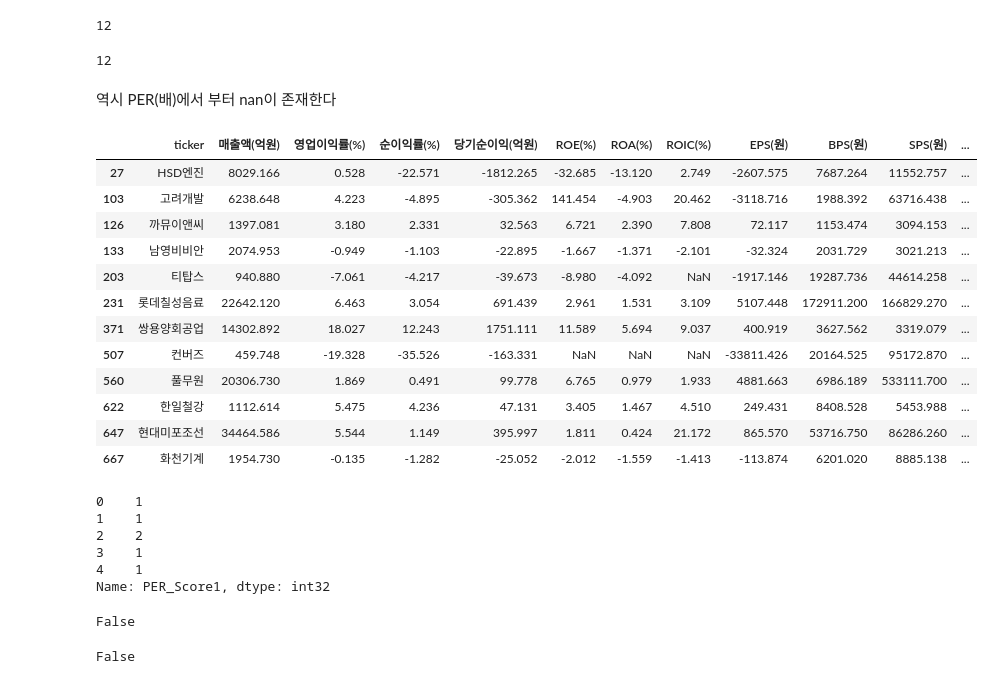
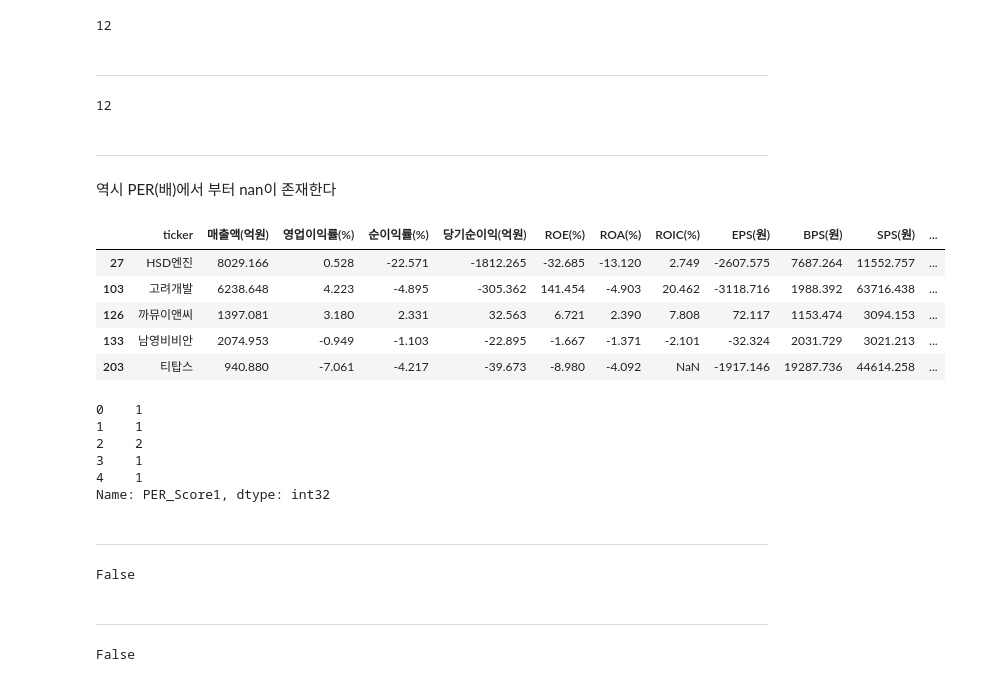
Before and after one commit to EasyCoding-7/python-data-analysis, a Jupyter notebook: 3.dataframe_grouping.ipynb, the cells around one changed output. Saved outputs shown, nothing was run; the diff lists cells and outputs as text; code cells hidden in the pictures.

```diff
--- a/3.dataframe_grouping.ipynb
+++ b/3.dataframe_grouping.ipynb
@@ -60,6 +70,14 @@ df[bound1].head()
 # %% [markdown]
 그룹으로 나눠보자
 # %%
+"""
+bound1 = df['PER(배)'] >= 10
+bound2 = (5 <= df['PER(배)']) & (df['PER(배)'] < 10)
+bound3 = (0 <= df['PER(배)']) & (df['PER(배)'] < 5)
+bound4 = df['PER(배)'] < 0
+위 조건에 따라 값을 나눈다
+"""
+
 df.loc[bound1, 'PER_Score'] = 1
 df.loc[bound2, 'PER_Score'] = 2
 df.loc[bound3, 'PER_Score'] = 3
@@ -96,29 +124,26 @@ True
 df['PER_Score'].isna().sum()
 # %% [output]
 12
+# %% [markdown]
+---
 # %%
 # PER_Score를 만드는 PER(배)를 먼저 분석해 보자
 df['PER(배)'].isna().sum()
 # %% [output]
 12
+# %% [markdown]
+---
 # %% [markdown]
 역시 PER(배)에서 부터 nan이 존재한다
 # %%
-df[df['PER(배)'].isna()]
+df[df['PER(배)'].isna()].head()
 # %% [output]
 |  | ticker | 매출액(억원) | 영업이익률(%) | 순이익률(%) | 당기순이익(억원) | ROE(%) | ROA(%) | ROIC(%) | EPS(원) | BPS(원) | SPS(원) | ... |
 | 27 | HSD엔진 | 8029.166 | 0.528 | -22.571 | -1812.265 | -32.685 | -13.120 | 2.749 | -2607.575 | 7687.264 | 11552.757 | ... |
 | 103 | 고려개발 | 6238.648 | 4.223 | -4.895 | -305.362 | 141.454 | -4.903 | 20.462 | -3118.716 | 1988.392 | 63716.438 | ... |
 | 126 | 까뮤이앤씨 | 1397.081 | 3.180 | 2.331 | 32.563 | 6.721 | 2.390 | 7.808 | 72.117 | 1153.474 | 3094.153 | ... |
 | 133 | 남영비비안 | 2074.953 | -0.949 | -1.103 | -22.895 | -1.667 | -1.371 | -2.101 | -32.324 | 2031.729 | 3021.213 | ... |
 | 203 | 티탑스 | 940.880 | -7.061 | -4.217 | -39.673 | -8.980 | -4.092 | NaN | -1917.146 | 19287.736 | 44614.258 | ... |
-| 231 | 롯데칠성음료 | 22642.120 | 6.463 | 3.054 | 691.439 | 2.961 | 1.531 | 3.109 | 5107.448 | 172911.200 | 166829.270 | ... |
-| 371 | 쌍용양회공업 | 14302.892 | 18.027 | 12.243 | 1751.111 | 11.589 | 5.694 | 9.037 | 400.919 | 3627.562 | 3319.079 | ... |
-| 507 | 컨버즈 | 459.748 | -19.328 | -35.526 | -163.331 | NaN | NaN | NaN | -33811.426 | 20164.525 | 95172.870 | ... |
-| 560 | 풀무원 | 20306.730 | 1.869 | 0.491 | 99.778 | 6.765 | 0.979 | 1.933 | 4881.663 | 6986.189 | 533111.700 | ... |
-| 622 | 한일철강 | 1112.614 | 5.475 | 4.236 | 47.131 | 3.405 | 1.467 | 4.510 | 249.431 | 8408.528 | 5453.988 | ... |
-| 647 | 현대미포조선 | 34464.586 | 5.544 | 1.149 | 395.997 | 1.811 | 0.424 | 21.172 | 865.570 | 53716.750 | 86286.260 | ... |
-| 667 | 화천기계 | 1954.730 | -0.135 | -1.282 | -25.052 | -2.012 | -1.559 | -1.413 | -113.874 | 6201.020 | 8885.138 | ... |
 # %%
 # PER_Score가 nan일 경우 0으로 채우자
 df.loc[df['PER_Score'].isna(), "PER_Score"] = 0
@@ -135,11 +160,15 @@ df['PER_Score1'].head()
 3    1
 4    1
 Name: PER_Score1, dtype: int32
+# %% [markdown]
+---
 # %%
 # 이런식으로 처리시 nan이 애초에 존재하지 않는다
 df['PER_Score1'].hasnans
 # %% [output]
 False
+# %% [markdown]
+---
 # %%
 # 두 PER Score는 같을까?
 df['PER_Score'].equals(df['PER_Score1'])
```
Also changed, not shown: parts of 56 cells of this notebook.
